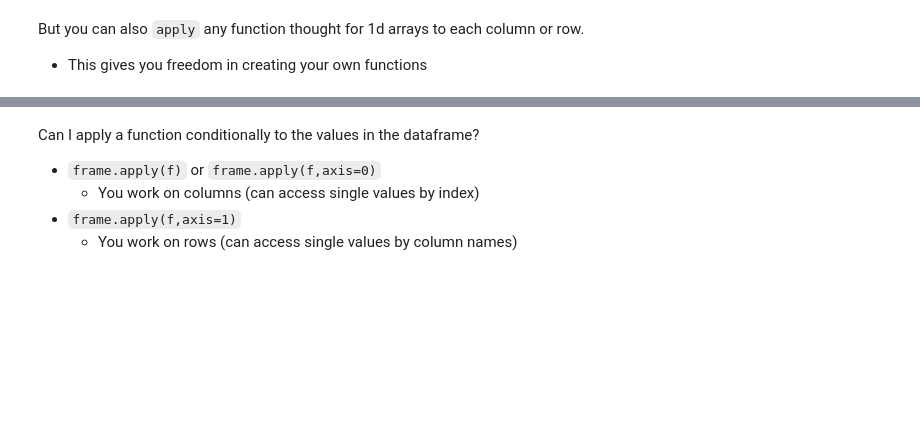
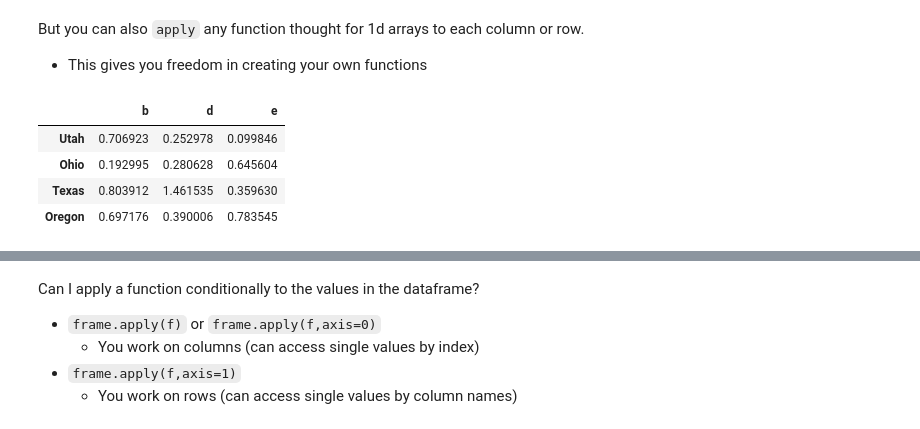
Before and after one commit to EMbeDS-education/ComputingDataAnalysisModeling20252026, a Jupyter notebook: ICT/jupyter/jupyterNotebooks/06NumPy_Pandas.ipynb, the cells around one changed output, grey strips where cells are left out. Saved outputs shown, nothing was run; the diff lists cells and outputs as text; code cells hidden in the pictures; blank space fills up the shorter version.

```diff
--- a/ICT/jupyter/jupyterNotebooks/06NumPy_Pandas.ipynb
+++ b/ICT/jupyter/jupyterNotebooks/06NumPy_Pandas.ipynb
@@ -1708,6 +1809,14 @@ But you can also `apply` any function thought for 1d arrays to each column or ro
 # %%
 my_abs = lambda arr: arr.abs()
 frame.apply(my_abs)
+
+frame.apply(lambda arr: arr.abs())
+# %% [output]
+|  | b | d | e |
+| Utah | 0.706923 | 0.252978 | 0.099846 |
+| Ohio | 0.192995 | 0.280628 | 0.645604 |
+| Texas | 0.803912 | 1.461535 | 0.359630 |
+| Oregon | 0.697176 | 0.390006 | 0.783545 |
 # %%
 f = lambda arr: arr.abs() * 2
 frame.apply(f)
```
Also changed, not shown: parts of 77 cells of this notebook.
